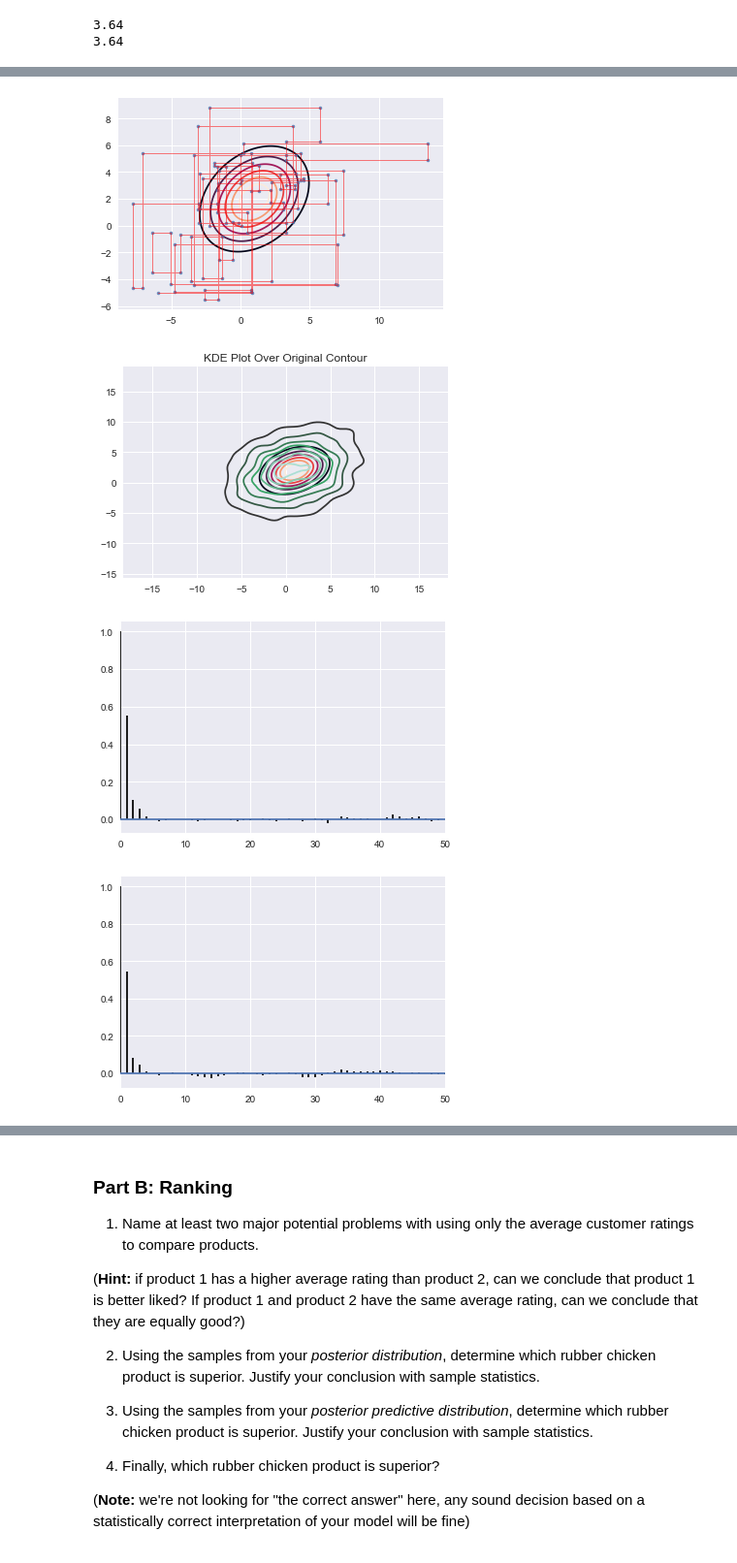
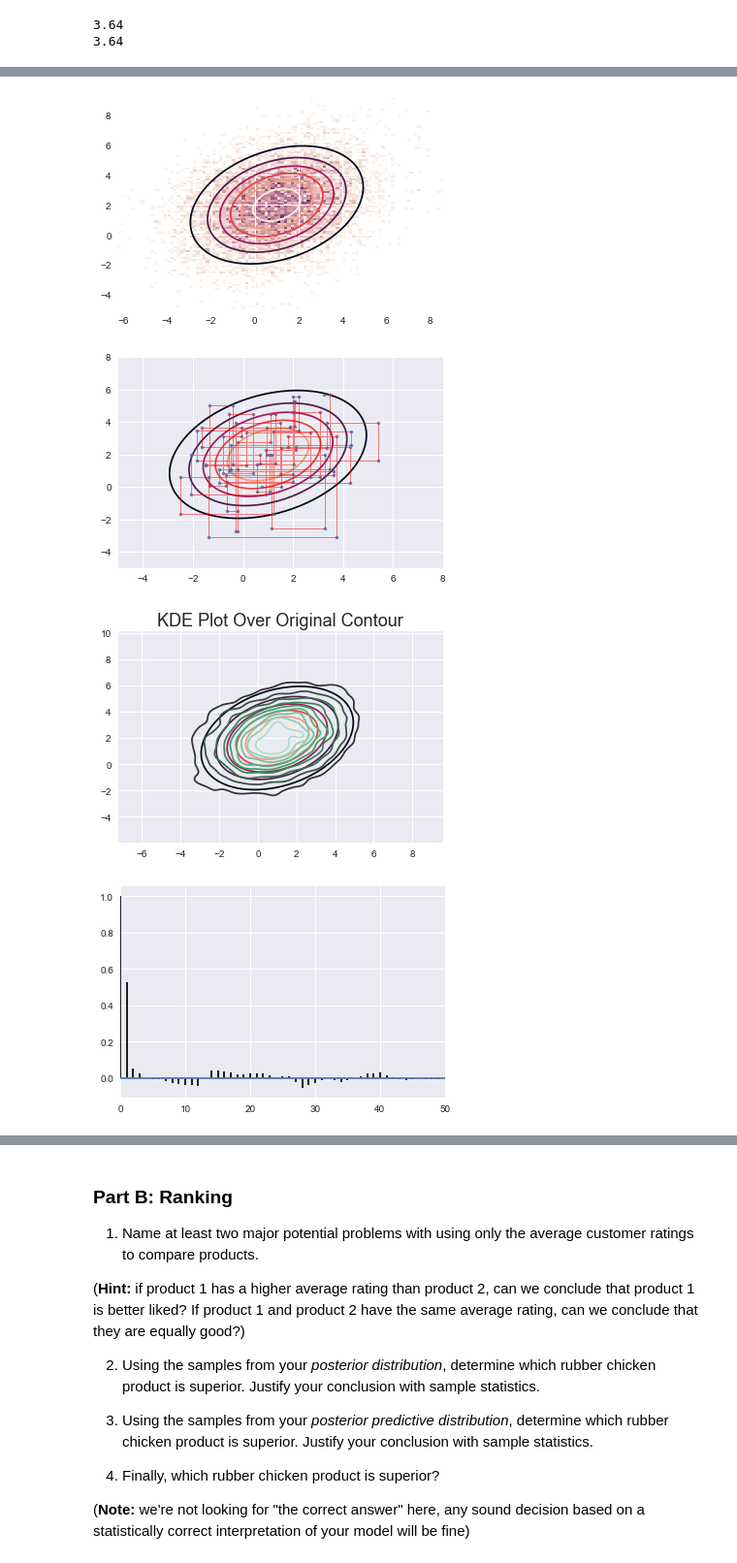
Before and after one commit to rshally/AM207, a Jupyter notebook: Spencer/Pset 7/Hallyburton_HW_07.ipynb, the cells around one changed output, grey strips where cells are left out. Shown at 97% size. Cells and saved outputs as stored; diff of their text form; code cells hidden in the pictures.

```diff
--- a/Spencer/Pset 7/Hallyburton_HW_07.ipynb
+++ b/Spencer/Pset 7/Hallyburton_HW_07.ipynb
@@ -113,9 +120,9 @@ std2 = np.sqrt(sigma[1,1])
 p = sigma[0,1]/(std1*std2)
 
 x_given_y = lambda y: scipy.stats.norm.rvs(loc=mu[0] + std1/std2*p*(y-mu[1]),
-                                           scale=(1-p**2)*std1**2)
+                                           scale=np.sqrt((1-p**2)*std1**2))
 y_given_x = lambda x: scipy.stats.norm.rvs(loc=mu[1] + std2/std1*p*(x-mu[0]),
-                                           scale=(1-p**2)*std2**2)
+                                           scale=np.sqrt((1-p**2)*std2**2))
 # %%
 print((1-p**2)*std1**2)
 print((1-p**2)*std2**2)
@@ -125,10 +138,25 @@ print((1-p**2)*std2**2)
 # %%
-burn = 20000
-thin = 5
-Nsamp = 10000 + burn
+def plot_gibbs(burn=1000, thin=1):
+    Nsamp = 10000 + burn
 
-out=gibbs(x_given_y, y_given_x, Nsamp)
-cmap = sns.cubehelix_palette(light=1, as_cmap=True)
-plt.hist2d(out[burn::thin,0],out[burn::thin,1], normed=True, bins=100, cmap=cmap)
-plt.contour(x,y,PDF.pdf(pos))
-plt.show()
+    # Movement plots
+    out=gibbs(x_given_y, y_given_x, Nsamp)
+    cmap = sns.cubehelix_palette(light=1, as_cmap=True)
+    plt.hist2d(out[burn::thin,0],out[burn::thin,1], normed=True, bins=100, cmap=cmap)
+    plt.contour(x,y,PDF.pdf(pos))
+    plt.show()
+
+
+    nr_t = 100
+    plt.contour(x,y,PDF.pdf(pos))
+    plt.plot(out[burn:(burn+nr_t), 0],out[burn:(burn+nr_t), 1], '.',alpha=0.8)
+    plt.plot(out[burn:(burn+nr_t), 0],out[burn:(burn+nr_t), 1], c='r', alpha=0.5, lw=1)
+    plt.show()
+
+    plt.contour(x,y,PDF.pdf(pos))
+    sns.kdeplot(out[burn::thin,0],out[burn::thin,1])
+    plt.title('KDE Plot Over Original Contour')
+    plt.show()
+
+    corrplot(out[:burn,0], 50)
+    corrplot(out[:burn,1], 50)
@@ -137,27 +163,7 @@ plt.show()
-# %%
-# Movement plots
-nr_t = 100
-plt.contour(x,y,PDF.pdf(pos))
-plt.plot(out[burn:(burn+nr_t), 0],out[burn:(burn+nr_t), 1], '.',alpha=0.8)
-plt.plot(out[burn:(burn+nr_t), 0],out[burn:(burn+nr_t), 1], c='r', alpha=0.5, lw=1)
-plt.show()
-# %% [output]
-[figure, removed]
-# %%
-plt.contour(x,y,PDF.pdf(pos))
-sns.kdeplot(out[burn::thin,0],out[burn::thin,1])
-plt.title('KDE Plot Over Original Contour')
-plt.show()
-# %% [output]
-[figure, removed]
-# %%
-# Correlation plot:
-def corrplot(trace, maxlags=50):
-    plt.acorr(trace-np.mean(trace),  normed=True, maxlags=maxlags);
-    plt.xlim([0, maxlags])
-    plt.show()
-corrplot(out[:burn,0], 50)
-corrplot(out[:burn,1], 50)
-# %% [output]
-[figure, removed]
-[figure, removed]
+# %%
+plot_gibbs(burn=2000, thin=1)
+# %% [output]
+[figure, added]
+[figure, added]
+[figure, added]
+[figure, added]
```
Also changed, not shown: parts of 65 cells of this notebook, 2 other files.
